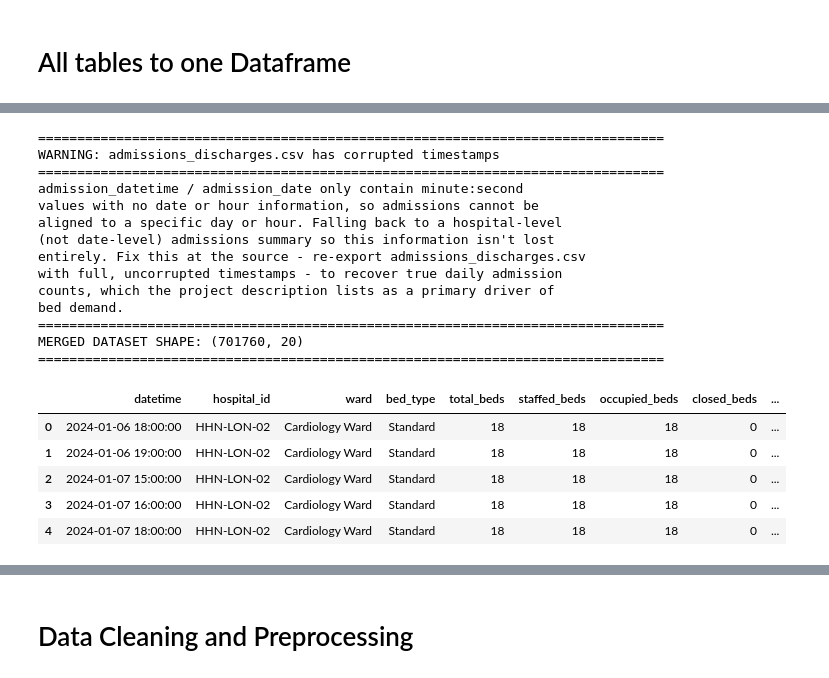
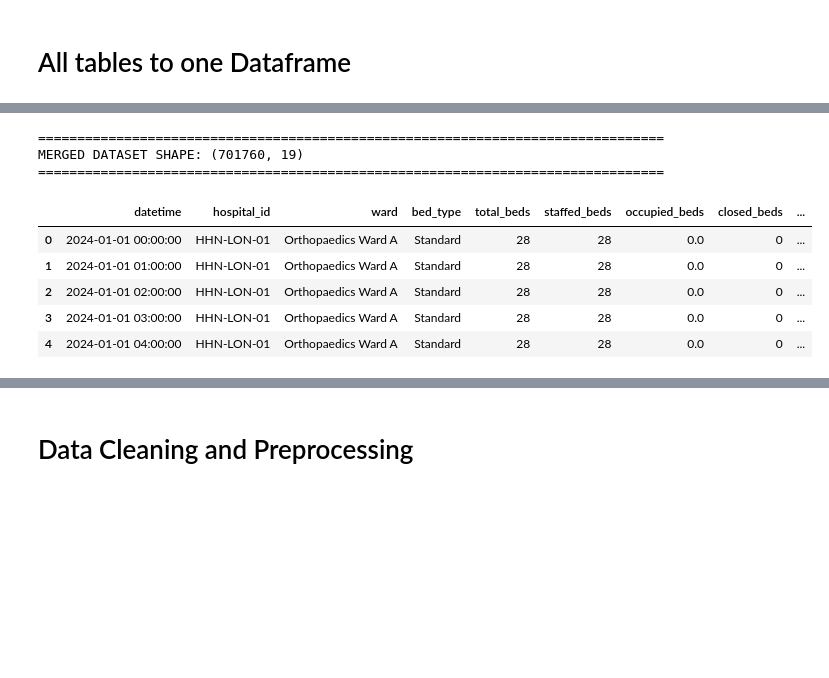
Before and after one commit to susandangana/predictive-bed-demand-forecasting, a Jupyter notebook: notebooks/Data Cleaning and Preprocessing.ipynb, the cells around one changed output, grey strips where cells are left out. Saved outputs shown, nothing was run; the diff lists cells and outputs as text; code cells hidden in the pictures; blank space fills up the shorter version.

Commit message:
Update project files and improvements

```diff
--- a/notebooks/Data Cleaning and Preprocessing.ipynb
+++ b/notebooks/Data Cleaning and Preprocessing.ipynb
@@ -370,20 +188,12 @@ memory usage: 372.0 bytes
 None
 # %%
-# ============================================================================
-# STEP 1: Load the Staffing & Resource Dataset
-# ============================================================================
-# Read the CSV file into a pandas DataFrame.
+# Load the Staffing & Resource Dataset
 
 staffing = pd.read_csv(
-    "staffing_resource.csv"
+    "../data/raw/staffing_resource.csv"
    )
 
-# ============================================================================
-# STEP 2: Verify the Dataset
-# ============================================================================
-# Display the first few records and dataset structure to confirm that the data
-# has been imported successfully.
-
+# Display the first few records and dataset structure
 print(staffing.head())
 
 print("\nDataset Information")
@@ -432,26 +223,12 @@ from `occupied_beds` — which is exactly what the later "target leakage" cell a
 # %%
-# =============================================================================
 # MERGE ALL TABLES INTO A SINGLE, CORRECT HOSPITAL-WARD-HOUR PANEL
-# =============================================================================
-# The six source tables have different grains:
-#   - occupancy : one row per hospital + ward + bed_type + HOUR   (the real
-#                 capacity/demand signal: total/staffed/occupied/closed beds)
-#   - admissions: one row per PATIENT ADMISSION
-#   - ed        : one row per A&E ARRIVAL
-#   - surgery   : one row per SCHEDULED SURGERY
-#   - staffing  : one row per hospital + ward + DAY
-#   - reference : one row per HOSPITAL (static attributes)
-#
-# These must be MERGED on shared keys, not stacked with pd.concat, otherwise
-# every row ends up with columns from only one source table and everything
-# else NaN. We use bed occupancy as the base (it already IS the bed-demand
-# signal) and left-join daily aggregates from the other feeds onto it.
+
 
 # --- Step 1: Normalise the date key on every table -------------------------
 occupancy["datetime"] = pd.to_datetime(occupancy["datetime"])
 occupancy["date"] = occupancy["datetime"].dt.date
 
-ed["date"] = pd.to_datetime(ed["arrival_date"], errors="coerce").dt.date
+ed["date"] = pd.to_datetime(ed["arrival_datetime"], errors="coerce").dt.date
 surgery["date"] = pd.to_datetime(surgery["surgery_date"], errors="coerce").dt.date
 staffing["date"] = pd.to_datetime(staffing["date"], errors="coerce").dt.date
 
@@ -464,7 +241,7 @@ staffing["date"] = pd.to_datetime(staffing["date"], errors="coerce").dt.date
 # it happened on the same non-existent "date". We detect this automatically
 # instead of silently joining on a broken key.
 
-parsed_admission_date = pd.to_datetime(admissions["admission_date"], errors="coerce")
+parsed_admission_date = pd.to_datetime(admissions["admission_datetime"], errors="coerce")
 admissions_date_usable = parsed_admission_date.dt.date.nunique(dropna=True) > 1
 
 if not admissions_date_usable:
@@ -529,50 +306,39 @@ df = df.merge(
     daily_ed, on=["hospital_id", "date"], how="left"
 )
 df = df.merge(
     daily_surgery, on=["hospital_id", "date"], how="left"
 )
 df = df.merge(
     daily_staffing, on=["hospital_id", "ward", "date"], how="left"
 )
 df = df.merge(
     reference, on="hospital_id", how="left"
 )
 
 # --- Step 4: Zero-fill counts -----------------------------------------------
 # A ward/day with no matching admissions, ED arrivals, or surgeries genuinely
 # had zero of that activity - this is NOT missing data, so fillna(0) here is
 # correct (unlike a blanket median/mode fill later in the notebook).
 
 for col in ["daily_admissions", "daily_ed_arrivals", "daily_elective_admissions"]:
     if col in df.columns:
         df[col] = df[col].fillna(0)
 
 print("=" * 80)
 print("MERGED DATASET SHAPE:", df.shape)
 print("=" * 80)
 
 df.head()
 # %% [output]
 ================================================================================
-WARNING: admissions_discharges.csv has corrupted timestamps
+MERGED DATASET SHAPE: (701760, 19)
 ================================================================================
-admission_datetime / admission_date only contain minute:second
-values with no date or hour information, so admissions cannot be
-aligned to a specific day or hour. Falling back to a hospital-level
-(not date-level) admissions summary so this information isn't lost
-entirely. Fix this at the source - re-export admissions_discharges.csv
-with full, uncorrupted timestamps - to recover true daily admission
-counts, which the project description lists as a primary driver of
-bed demand.
-================================================================================
-MERGED DATASET SHAPE: (701760, 20)
-================================================================================
 |  | datetime | hospital_id | ward | bed_type | total_beds | staffed_beds | occupied_beds | closed_beds | ... |
-| 0 | 2024-01-06 18:00:00 | HHN-LON-02 | Cardiology Ward | Standard | 18 | 18 | 18 | 0 | ... |
-| 1 | 2024-01-06 19:00:00 | HHN-LON-02 | Cardiology Ward | Standard | 18 | 18 | 18 | 0 | ... |
-| 2 | 2024-01-07 15:00:00 | HHN-LON-02 | Cardiology Ward | Standard | 18 | 18 | 18 | 0 | ... |
-| 3 | 2024-01-07 16:00:00 | HHN-LON-02 | Cardiology Ward | Standard | 18 | 18 | 18 | 0 | ... |
-| 4 | 2024-01-07 18:00:00 | HHN-LON-02 | Cardiology Ward | Standard | 18 | 18 | 18 | 0 | ... |
+| 0 | 2024-01-01 00:00:00 | HHN-LON-01 | Orthopaedics Ward A | Standard | 28 | 28 | 0.0 | 0 | ... |
+| 1 | 2024-01-01 01:00:00 | HHN-LON-01 | Orthopaedics Ward A | Standard | 28 | 28 | 0.0 | 0 | ... |
+| 2 | 2024-01-01 02:00:00 | HHN-LON-01 | Orthopaedics Ward A | Standard | 28 | 28 | 0.0 | 0 | ... |
+| 3 | 2024-01-01 03:00:00 | HHN-LON-01 | Orthopaedics Ward A | Standard | 28 | 28 | 0.0 | 0 | ... |
+| 4 | 2024-01-01 04:00:00 | HHN-LON-01 | Orthopaedics Ward A | Standard | 28 | 28 | 0.0 | 0 | ... |
 # %%
 # Display comprehensive information about the DataFrame including data types, non-null counts, and memory usage
 df.info()
```
Also changed, not shown: parts of 29 cells of this notebook, 3 other files.
